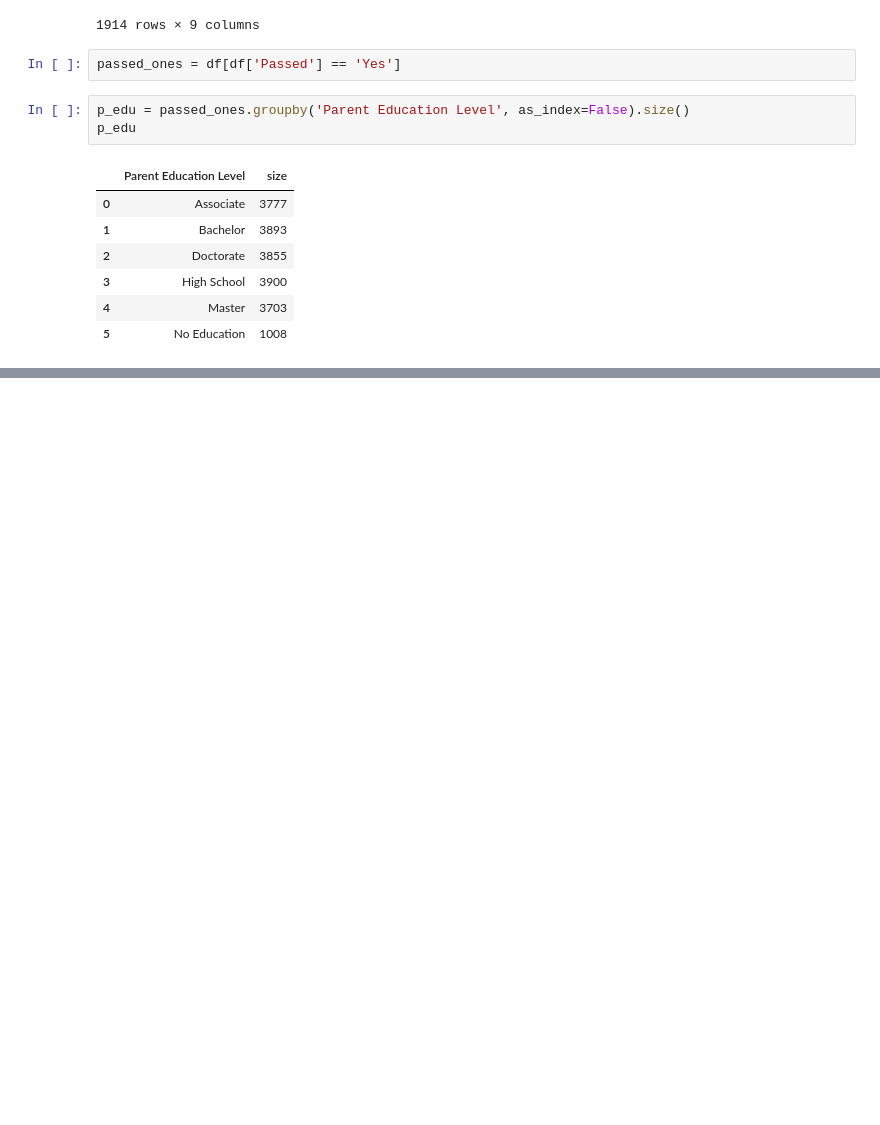
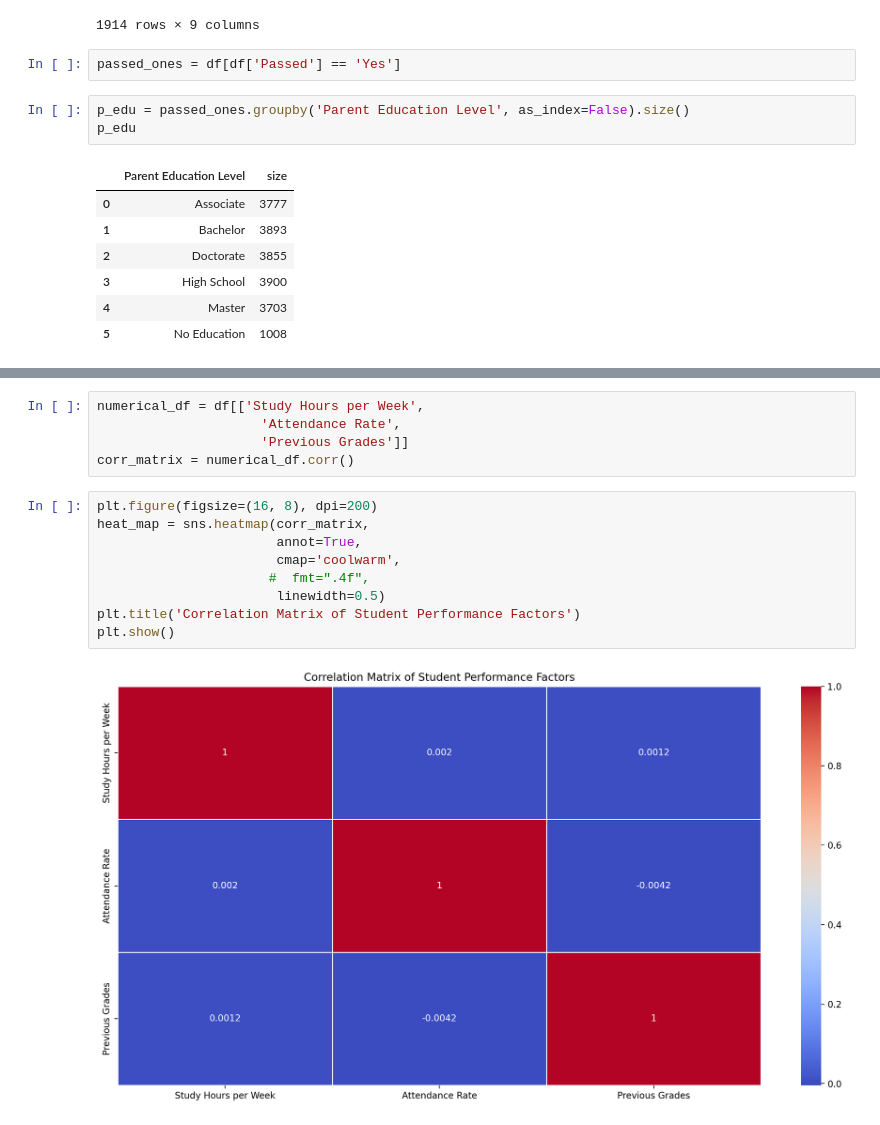
Before and after one commit to Gagandeep-India/Student_Performance_Analyzer_Project, a Jupyter notebook: Student_analyze_model.ipynb, the cells around one changed output, grey strips where cells are left out. Drawn from its saved outputs; the diff is of its cells as text; blank space fills up the shorter version.

```diff
--- a/Student_analyze_model.ipynb
+++ b/Student_analyze_model.ipynb
@@ -692,0 +703,16 @@ bar.show()
+# %%
+numerical_df = df[['Study Hours per Week',
+                     'Attendance Rate',
+                     'Previous Grades']]
+corr_matrix = numerical_df.corr()
+# %%
+plt.figure(figsize=(16, 8), dpi=200)
+heat_map = sns.heatmap(corr_matrix,
+                       annot=True,
+                       cmap='coolwarm',
+                      #  fmt=".4f",
+                       linewidth=0.5)
+plt.title('Correlation Matrix of Student Performance Factors')
+plt.show()
+# %% [output]
+[figure, added]
```
Also changed, not shown: parts of 26 cells of this notebook, 1 other file.
